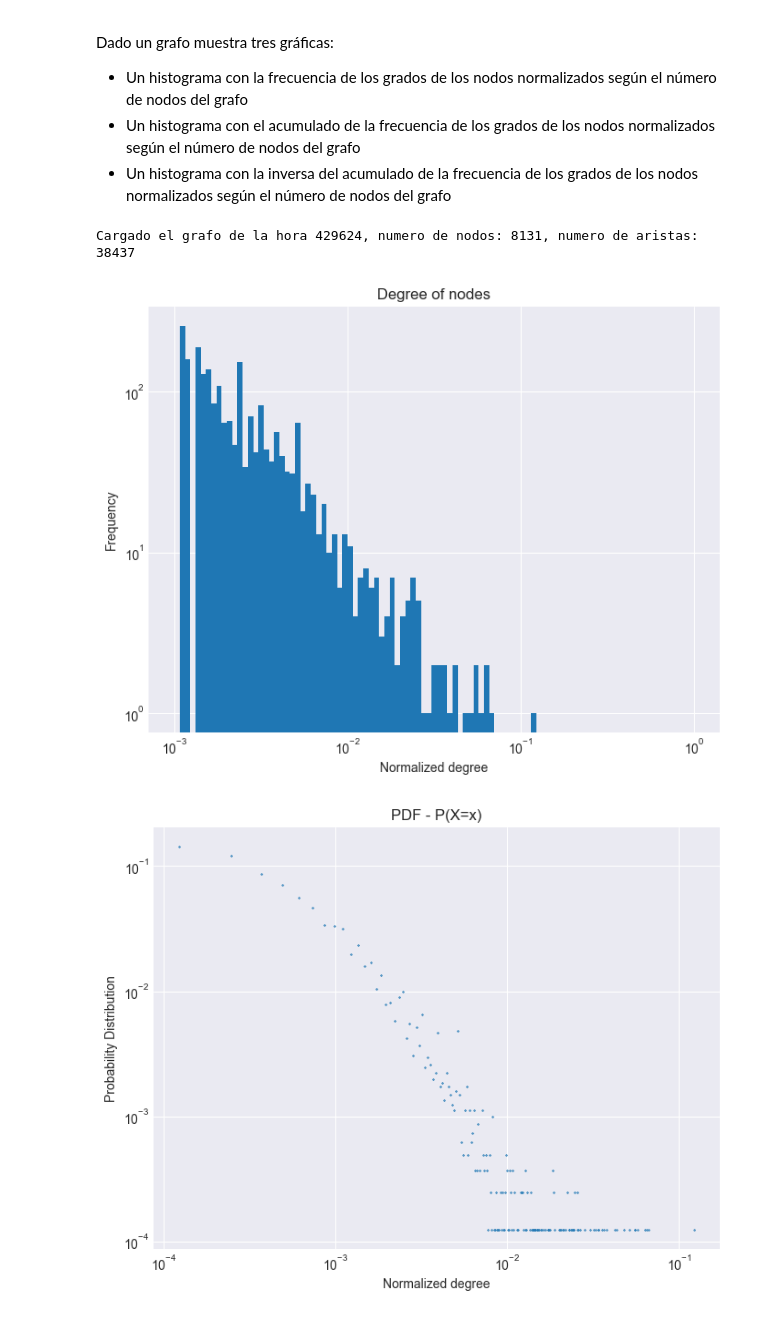
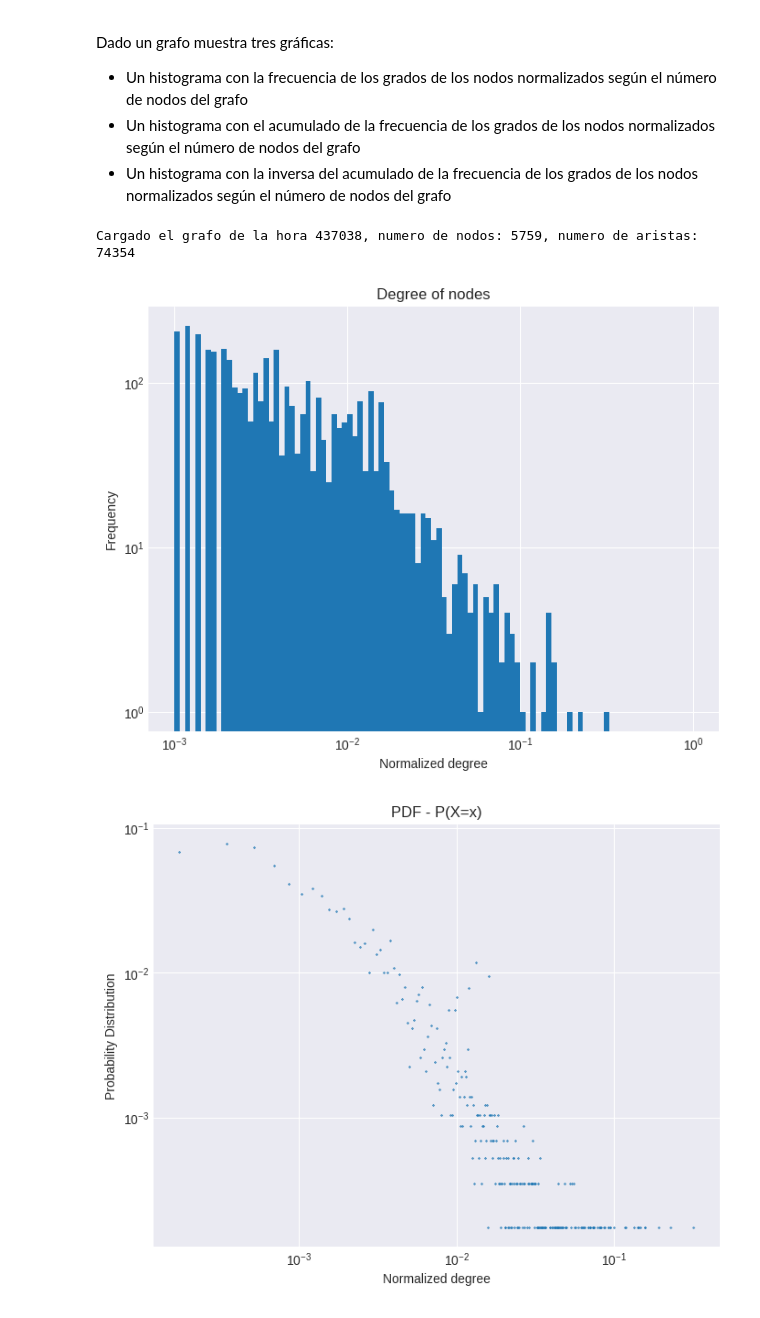
Before and after one commit to Manusua/Social_Manifestations_Fractal, a Jupyter notebook: degree_distribution.ipynb, the cells around one changed output. Drawn from its saved outputs; the diff is of its cells as text; code cells hidden in the pictures.

```diff
--- a/degree_distribution.ipynb
+++ b/degree_distribution.ipynb
@@ -28,17 +28,19 @@ def calc_plot_degree_distributions(name_graph, graphs_folder, plots_folder, G=No
 # %%
 MODE = "hashtag"
 
 MANIFESTACION = "nat"
 hora = "429624"
+#429674
 
-#MANIFESTACION = "9n"
-#hora = "437038"
+MANIFESTACION = "9n"
+hora = "437038"
+# sale como max clust el 437040
 
 
 graphs_folder, plots_folder = get_paths(MODE, MANIFESTACION, metric="degree")
 
 calc_plot_degree_distributions(hora, graphs_folder, plots_folder)
 # %% [output]
-Cargado el grafo de la hora 429624, numero de nodos: 8131, numero de aristas: 38437
+Cargado el grafo de la hora 437038, numero de nodos: 5759, numero de aristas: 74354
-[figure, old version]
+[figure, new version]
-[figure, old version]
+[figure, new version]
```
Also changed, not shown: parts of 2 cells of this notebook, 19 other files.
